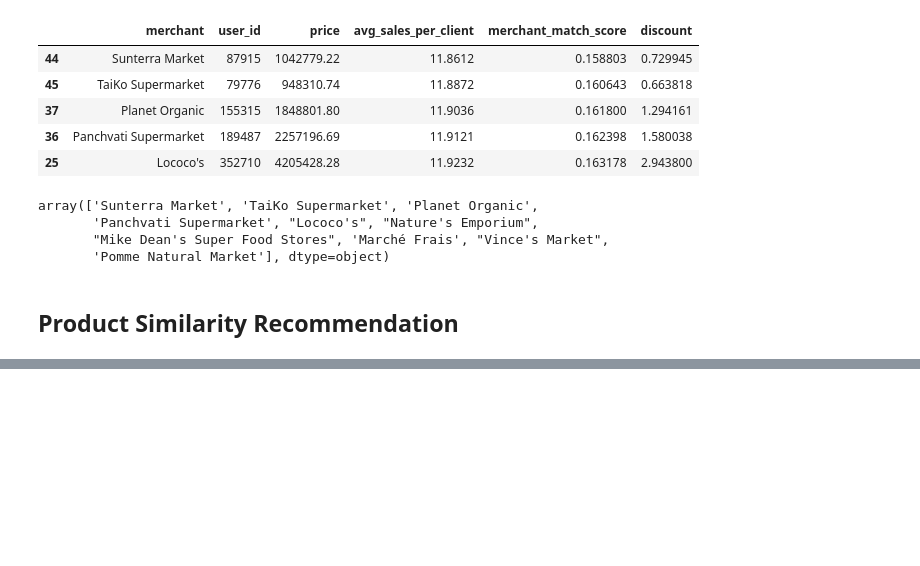
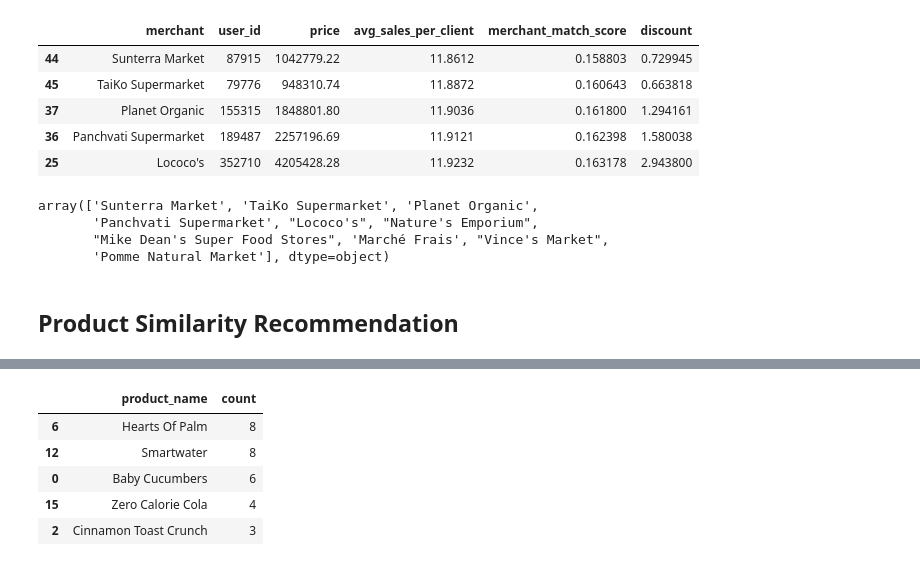
Before and after one commit to hanhanwu/Hanhan_Break_the_Limits, a Jupyter notebook: Bank_Fantasy/Golden_Bridge/recommendation_experiments/client_recommendation.ipynb, the cells around one changed output, grey strips where cells are left out. Saved outputs shown, nothing was run; the diff lists cells and outputs as text; code cells hidden in the pictures; blank space fills up the shorter version.

```diff
--- a/Bank_Fantasy/Golden_Bridge/recommendation_experiments/client_recommendation.ipynb
+++ b/Bank_Fantasy/Golden_Bridge/recommendation_experiments/client_recommendation.ipynb
@@ -122,0 +146,14 @@ array(['Sunterra Market', 'TaiKo Supermarket', 'Planet Organic',
+# %%
+client_purchase_amount_df = client_products_df[['product_name', 'order_id']].drop_duplicates()\
+          .groupby(['product_name'], as_index=False)['order_id']\
+          .agg(['count']).reset_index()\
+          .sort_values(['count'], ascending=False)
+
+client_purchase_amount_df.head()
+# %% [output]
+|  | product_name | count |
+| 6 | Hearts Of Palm | 8 |
+| 12 | Smartwater | 8 |
+| 0 | Baby Cucumbers | 6 |
+| 15 | Zero Calorie Cola | 4 |
+| 2 | Cinnamon Toast Crunch | 3 |
```
Also changed, not shown: parts of 7 cells of this notebook.
